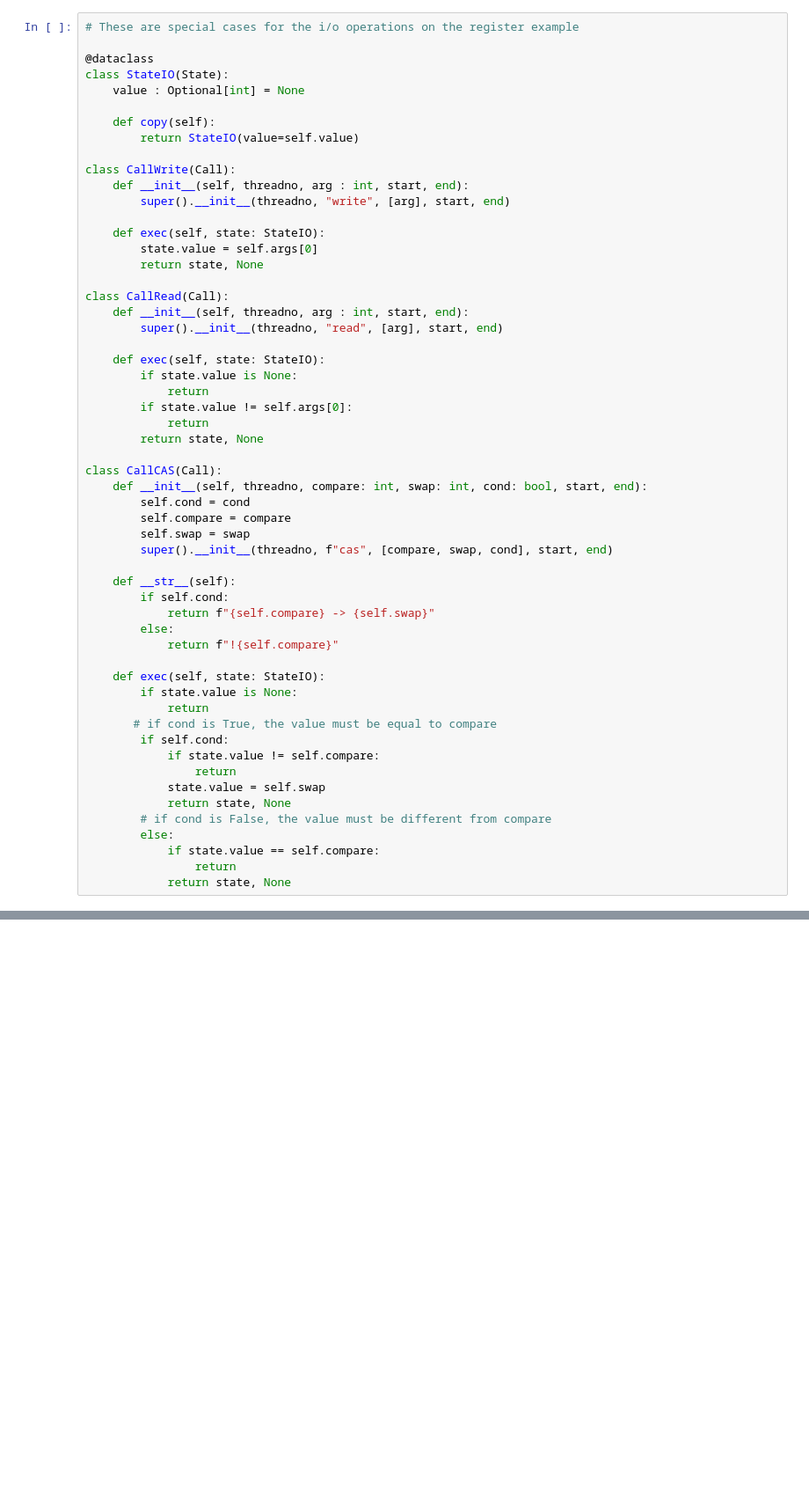
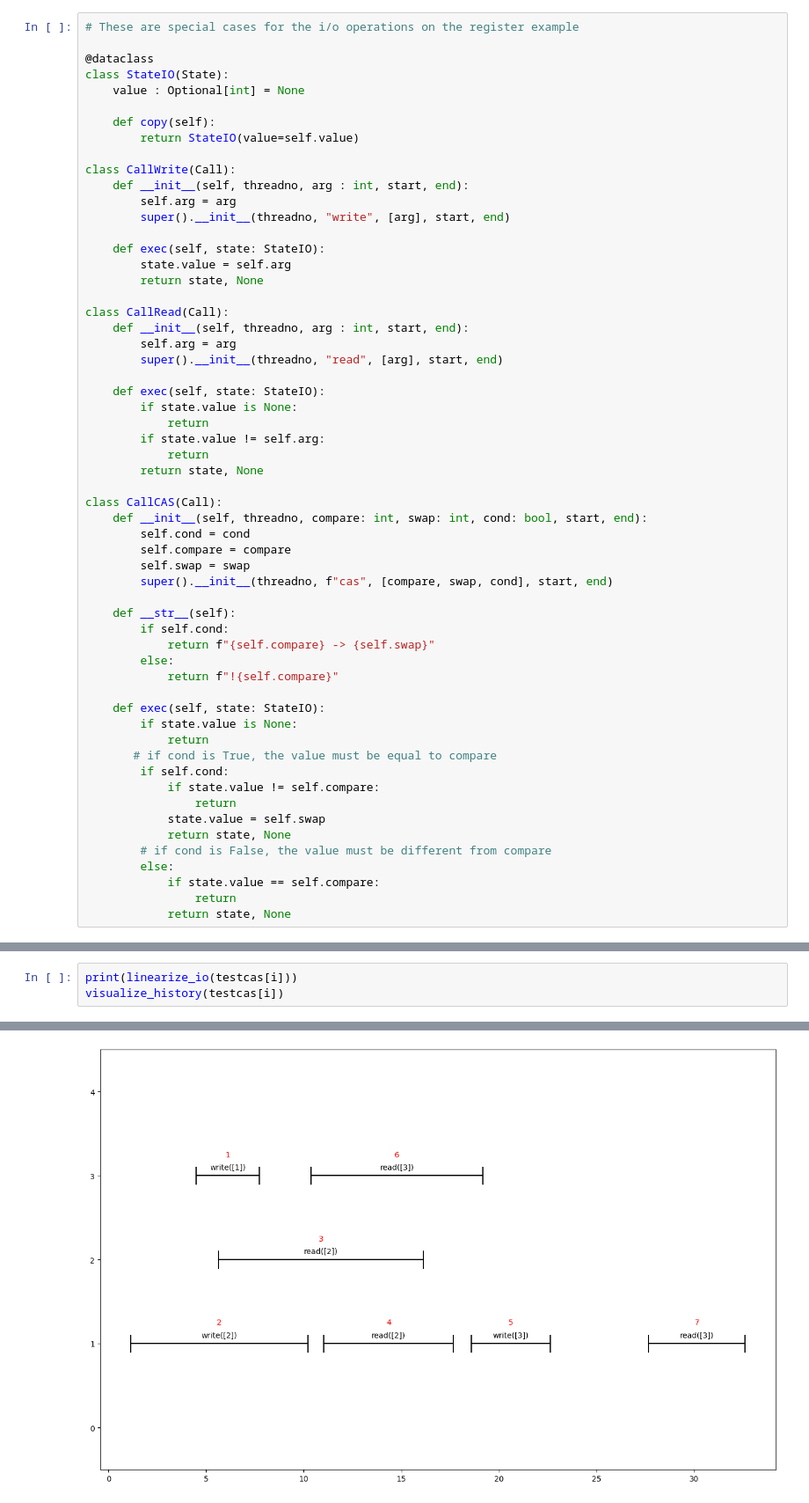
Before and after one commit to Pylyr/thesis-concurrency, a Jupyter notebook: linearization.ipynb, the cells around one changed output, grey strips where cells are left out. Shown: that part at 88% size. Cells and saved outputs as stored; diff of their text form; blank space fills up the shorter version.

```diff
--- a/linearization.ipynb
+++ b/linearization.ipynb
@@ -185,20 +190,22 @@ class StateIO(State):
 
 class CallWrite(Call):
     def __init__(self, threadno, arg : int, start, end):
+        self.arg = arg
         super().__init__(threadno, "write", [arg], start, end)
 
     def exec(self, state: StateIO):
-        state.value = self.args[0]
+        state.value = self.arg
         return state, None
 
 class CallRead(Call):
     def __init__(self, threadno, arg : int, start, end):
+        self.arg = arg
         super().__init__(threadno, "read", [arg], start, end)
 
     def exec(self, state: StateIO):
         if state.value is None:
             return
-        if state.value != self.args[0]:
+        if state.value != self.arg:
             return
         return state, None
 
@@ -475,0 +513,4 @@ k = defaultdict(lambda: False)
+# %%
+print(linearize_io(testcas[i]))
+visualize_history(testcas[i])
+# %% [output]
@@ -475,0 +518 @@ k = defaultdict(lambda: False)
+[figure, added]
```
Also changed, not shown: parts of 17 cells of this notebook, 8 other files.
